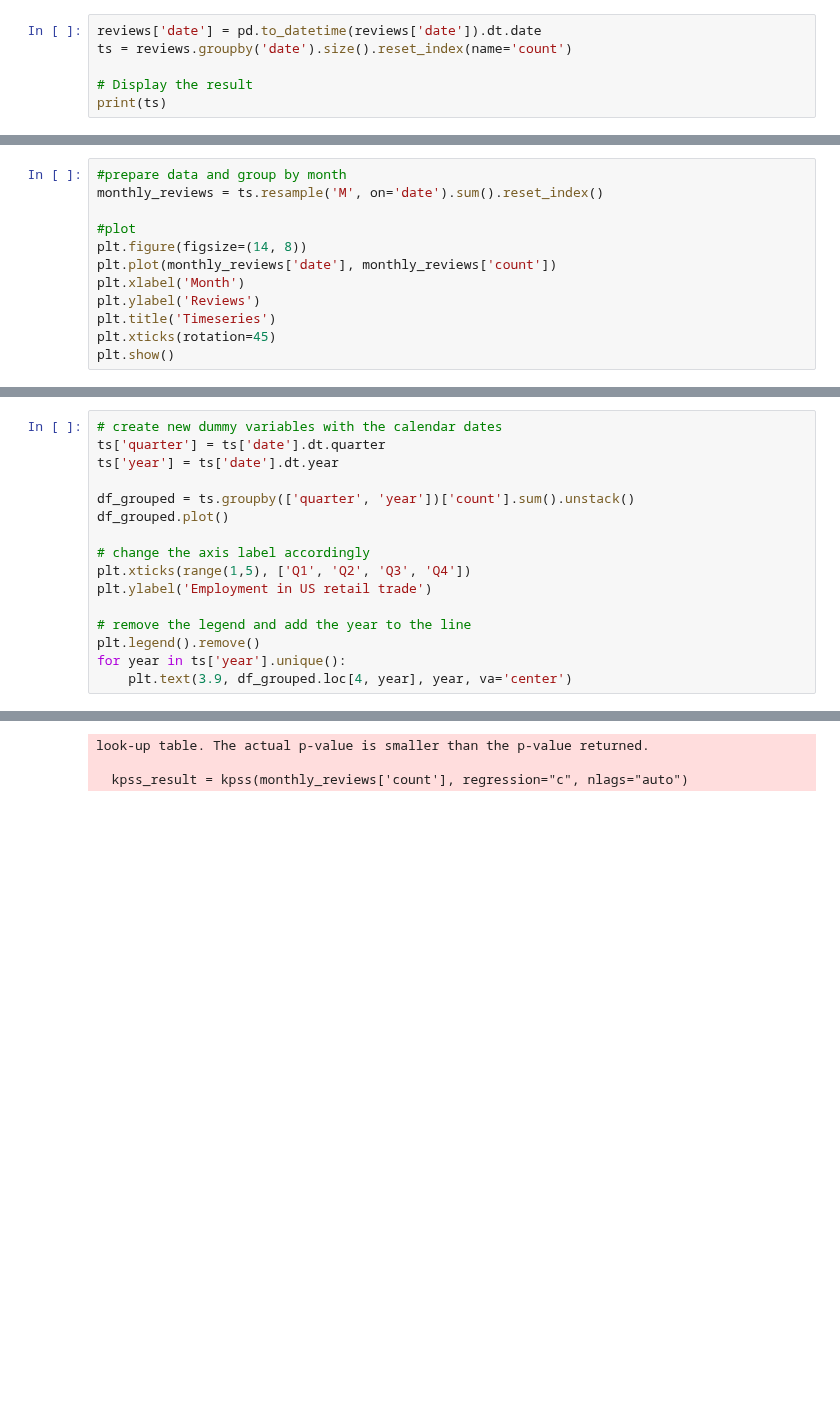
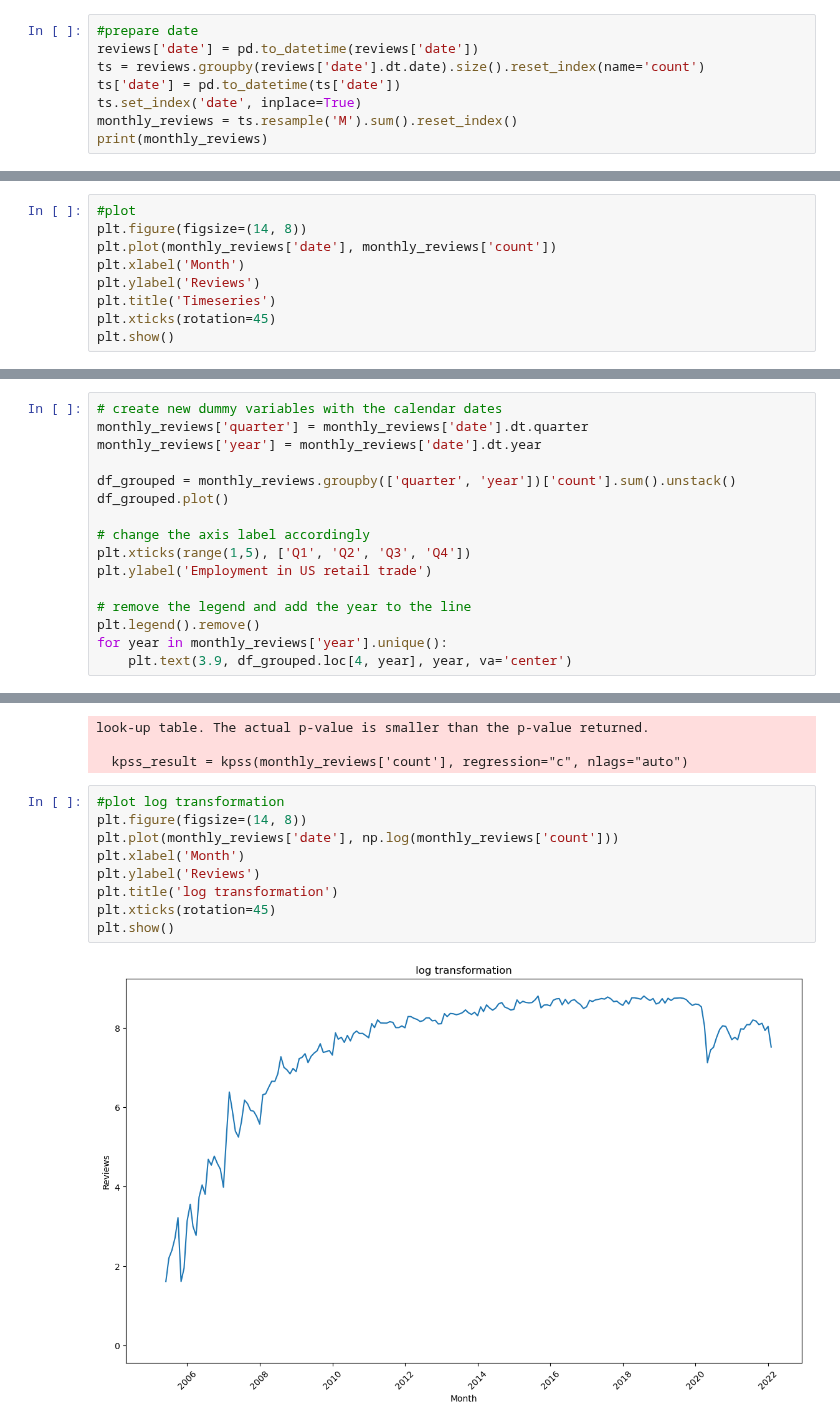
Before and after one commit to larasneves/ComplexDataAnalysis, a Jupyter notebook: Part 2 Social Network Forecasting/timeseries.ipynb, the cells around one changed output, grey strips where cells are left out. Drawn from its saved outputs; the diff is of its cells as text; blank space fills up the shorter version.

```diff
--- a/Part 2 Social Network Forecasting/timeseries.ipynb
+++ b/Part 2 Social Network Forecasting/timeseries.ipynb
@@ -23,9 +24,11 @@ reviews.head()
 | 4 | Xs8Z8lmKkosqW5mw_sVAoA | IQsF3Rc6IgCzjVV9DE8KXg | eFvzHawVJofxSnD7TgbZtg | 5.0 | 0 | 0 | 0 | My absolute favorite cafe in the ... | 2014-11-12 15:30:27 | Good Karma Cafe | ... |
 5 rows × 22 columns
 # %%
-reviews['date'] = pd.to_datetime(reviews['date']).dt.date
-ts = reviews.groupby('date').size().reset_index(name='count')
-
-# Display the result
-print(ts)
+#prepare date
+reviews['date'] = pd.to_datetime(reviews['date'])
+ts = reviews.groupby(reviews['date'].dt.date).size().reset_index(name='count')
+ts['date'] = pd.to_datetime(ts['date'])
+ts.set_index('date', inplace=True)
+monthly_reviews = ts.resample('M').sum().reset_index()
+print(monthly_reviews)
 # %% [output]
@@ -46,7 +49,4 @@ print(ts)
 # %%
-#prepare data and group by month
-monthly_reviews = ts.resample('M', on='date').sum().reset_index()
-
 #plot
 plt.figure(figsize=(14, 8))
 plt.plot(monthly_reviews['date'], monthly_reviews['count'])
@@ -64,10 +64,10 @@ result.plot();
 [figure]
 # %%
 # create new dummy variables with the calendar dates
-ts['quarter'] = ts['date'].dt.quarter
-ts['year'] = ts['date'].dt.year
+monthly_reviews['quarter'] = monthly_reviews['date'].dt.quarter
+monthly_reviews['year'] = monthly_reviews['date'].dt.year
 
-df_grouped = ts.groupby(['quarter', 'year'])['count'].sum().unstack()
+df_grouped = monthly_reviews.groupby(['quarter', 'year'])['count'].sum().unstack()
 df_grouped.plot()
 
 # change the axis label accordingly
@@ -76,7 +76,7 @@ plt.ylabel('Employment in US retail trade')
 
 # remove the legend and add the year to the line
 plt.legend().remove()
-for year in ts['year'].unique():
+for year in monthly_reviews['year'].unique():
     plt.text(3.9, df_grouped.loc[4, year], year, va='center')
 # %% [output]
 posx and posy should be finite values
@@ -136,3 +136,14 @@ Critical Values: {'10%': 0.347, '5%': 0.463, '2.5%': 0.574, '1%': 0.739}
 look-up table. The actual p-value is smaller than the p-value returned.
 
   kpss_result = kpss(monthly_reviews['count'], regression="c", nlags="auto")
+# %%
+#plot log transformation
+plt.figure(figsize=(14, 8))
+plt.plot(monthly_reviews['date'], np.log(monthly_reviews['count']))
+plt.xlabel('Month')
+plt.ylabel('Reviews')
+plt.title('log transformation')
+plt.xticks(rotation=45)
+plt.show()
+# %% [output]
+[figure, added]
```
Also changed, not shown: parts of 24 cells of this notebook.
